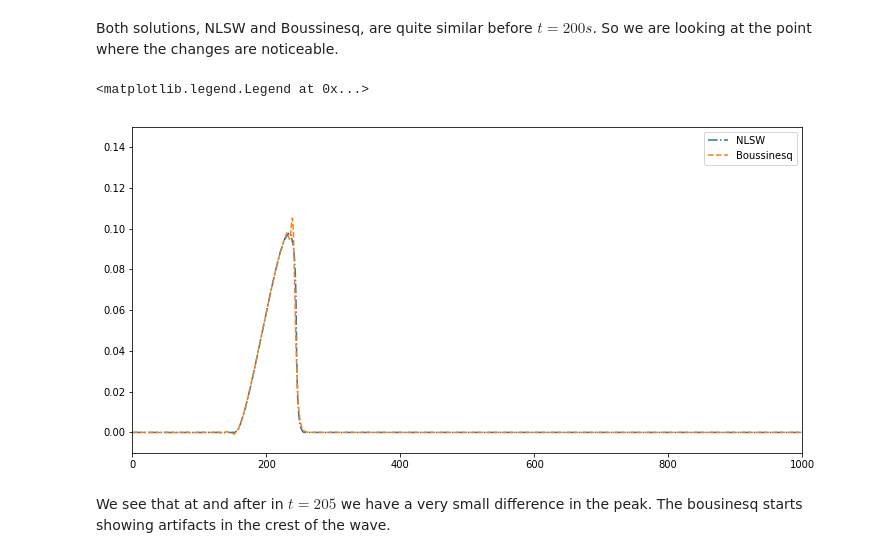
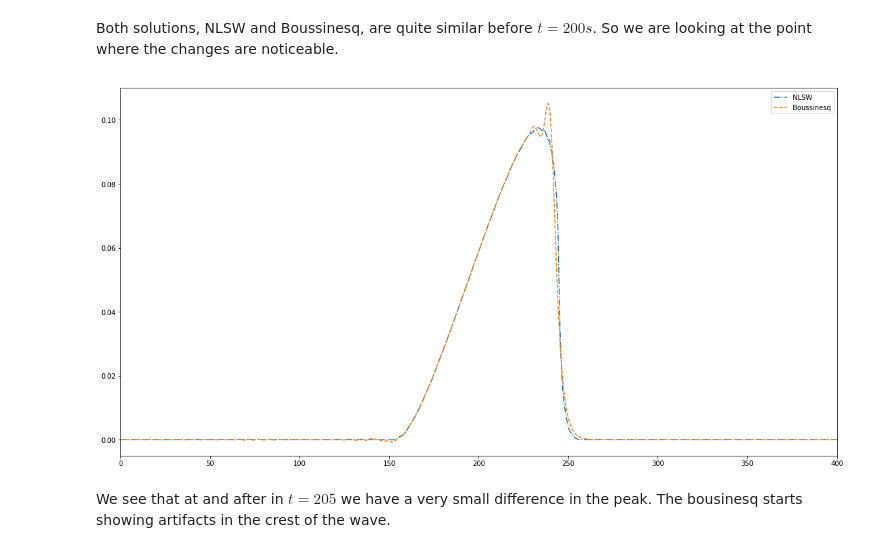
Before and after one commit to Reyna-RT/MEK9320, a Jupyter notebook: Second Assignment results.ipynb, the cells around one changed output. Drawn from its saved outputs; the diff is of its cells as text; code cells hidden in the pictures.

Commit message:
changes in plot5a

```diff
--- a/Second Assignment results.ipynb
+++ b/Second Assignment results.ipynb
@@ -868,18 +868,17 @@ HTML(anim.to_html5_video())
 # %% [markdown]
 Both solutions, NLSW and Boussinesq, are quite similar before $t=200s$. So we are looking at the point where the changes are noticeable.
 # %%
-fig1 = plt.figure(figsize=(12, 6))
+fig1 = plt.figure(figsize=(19, 10))
 ax1 = fig1.add_subplot(1, 1,1)
 a = np.loadtxt('flat_results/bores-nl/eta205',unpack=True)
 plt.plot(a[0],a[1],'-.',label='NLSW')
 b = np.loadtxt('flat_results/bores-bous/eta205',unpack=True)
 plt.plot(b[0],b[1],'--',label='Boussinesq')
-plt.xlim(0,1000)
-plt.ylim(-0.01,0.15)
-plt.legend()
+plt.xlim(0,400)
+plt.ylim(-0.005,0.11)
+plt.legend();
 # %% [output]
-<matplotlib.legend.Legend at 0x...>
-[figure, old version]
+[figure, new version]
 # %% [markdown]
 We see that at and after in $t=205$ we have a very small difference in the peak. The bousinesq starts showing artifacts in the crest of the wave.
 # %% [markdown]
```
